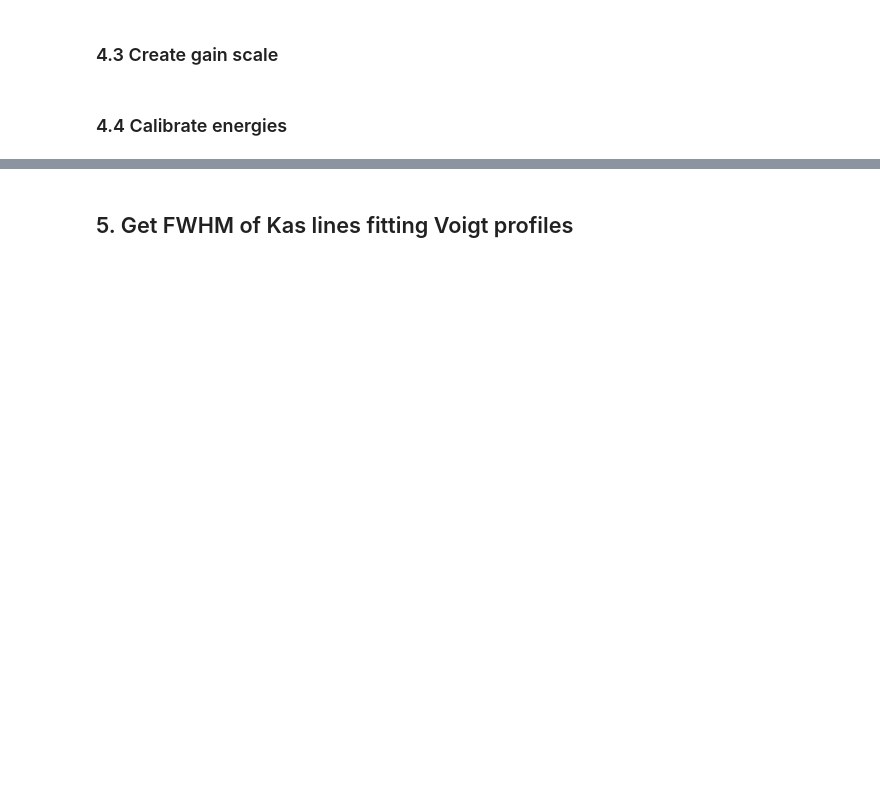
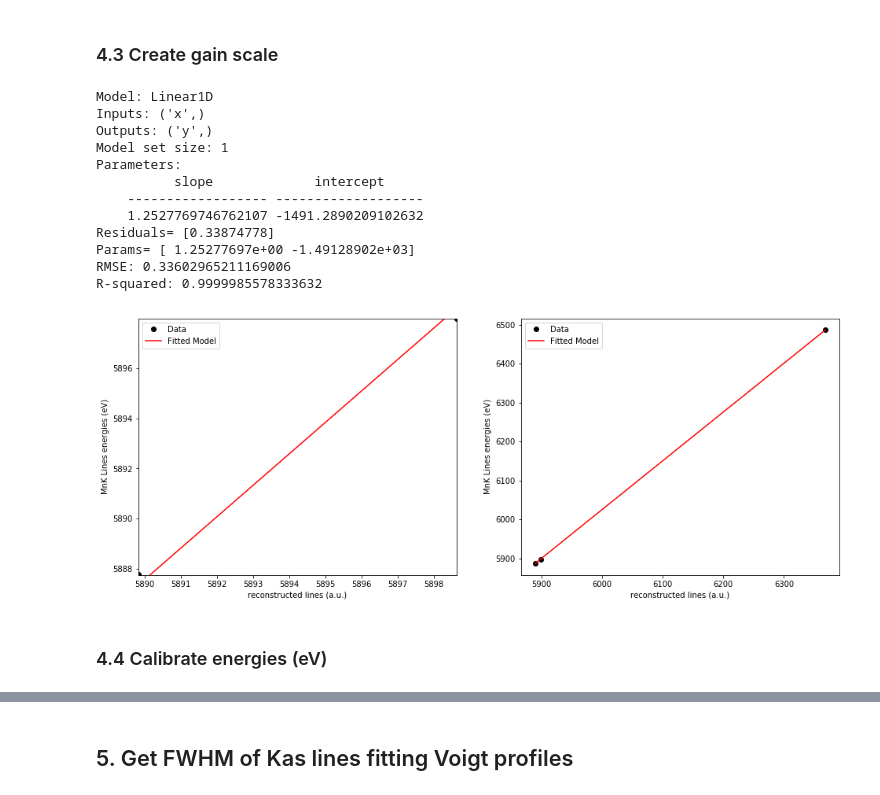
Before and after one commit to mtceballos/SIRENAcode, a Jupyter notebook: realData/h5Files/analysis.ipynb, the cells around one changed output, grey strips where cells are left out. Drawn from its saved outputs; the diff is of its cells as text; code cells hidden in the pictures; blank space fills up the shorter version.

```diff
--- a/realData/h5Files/analysis.ipynb
+++ b/realData/h5Files/analysis.ipynb
@@ -659,9 +473,23 @@ print(min(dataKb_HR.BSLN))
 # %% [markdown]
 ### 4.3 Create gain scale
 # %%
-lines = (Ka1keV, Ka2keV, KbkeV)
+lines = (Ka2_cmass, Ka1_cmass, MnKb_cmass)
 recon_lines = (mean1,mean2,mean3)
-(slope, inter) = gainScaleFit(xData=recon_lines, yData=lines)
+(slope, inter) = auxpy.gainScaleLinearFit(xData=recon_lines, yData=lines, ylab="MnK Lines energies (eV)")
+# %% [output]
+Model: Linear1D
+Inputs: ('x',)
+Outputs: ('y',)
+Model set size: 1
+Parameters:
+          slope             intercept
+    ------------------ -------------------
+    1.2527769746762107 -1491.2890209102632
+Residuals= [0.33874778]
+Params= [ 1.25277697e+00 -1.49128902e+03]
+RMSE: 0.33602965211169006
+R-squared: 0.9999985578333632
+[figure, added]
 # %% [markdown]
-### 4.4 Calibrate energies
+### 4.4 Calibrate energies (eV)
 # %%
```
Also changed, not shown: parts of 39 cells of this notebook, 1 other file.
